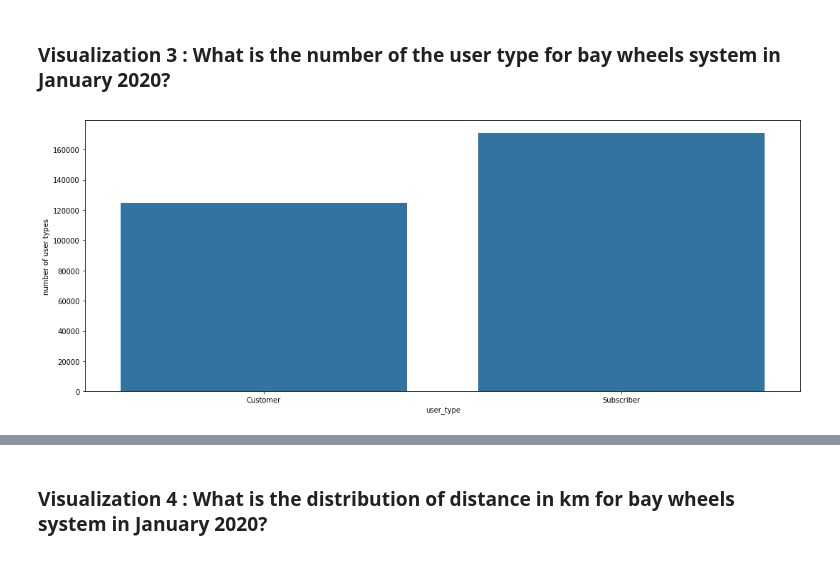
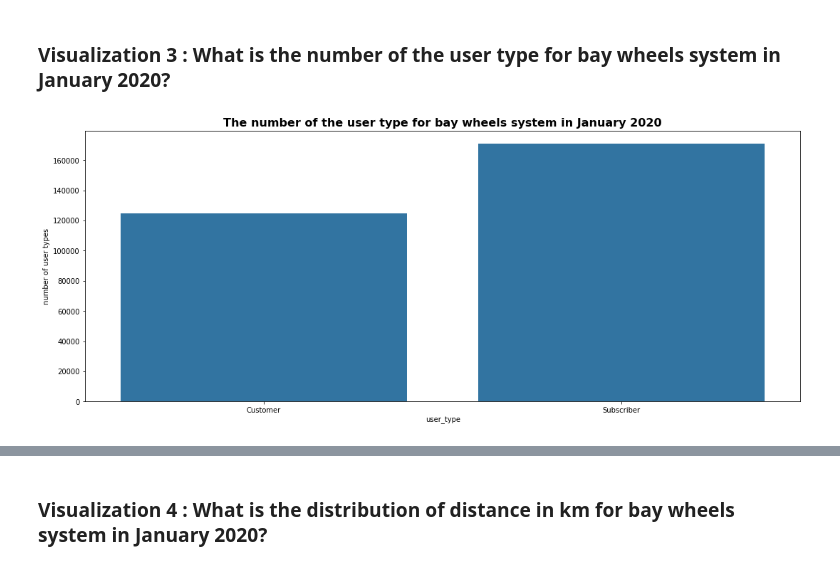
Before and after one commit to Rapter1990/Udacity-Data-Analyst-Nanodegree, a Jupyter notebook: P5_Communicate_Data_Findings/bay_wheels_project_analysis.ipynb, the cells around one changed output, grey strips where cells are left out. Cells and saved outputs as stored; diff of their text form; code cells hidden in the pictures.

```diff
--- a/P5_Communicate_Data_Findings/bay_wheels_project_analysis.ipynb
+++ b/P5_Communicate_Data_Findings/bay_wheels_project_analysis.ipynb
@@ -472,7 +501,8 @@ plt.ylabel('Number of Bike Trips');
 # %%
 plt.figure(figsize=(18,7))
 base_color = sns.color_palette()[0]
 sns.countplot(data = bay_wheels_main_df, x = 'user_type', color = base_color)
+plt.title("The number of the user type for bay wheels system in January 2020", y=1, fontsize=16, fontweight='bold')
 plt.ylabel('number of user types');
 # %% [output]
-[figure, old version]
+[figure, new version]
```
Also changed, not shown: parts of 23 cells of this notebook, 1 other file.
